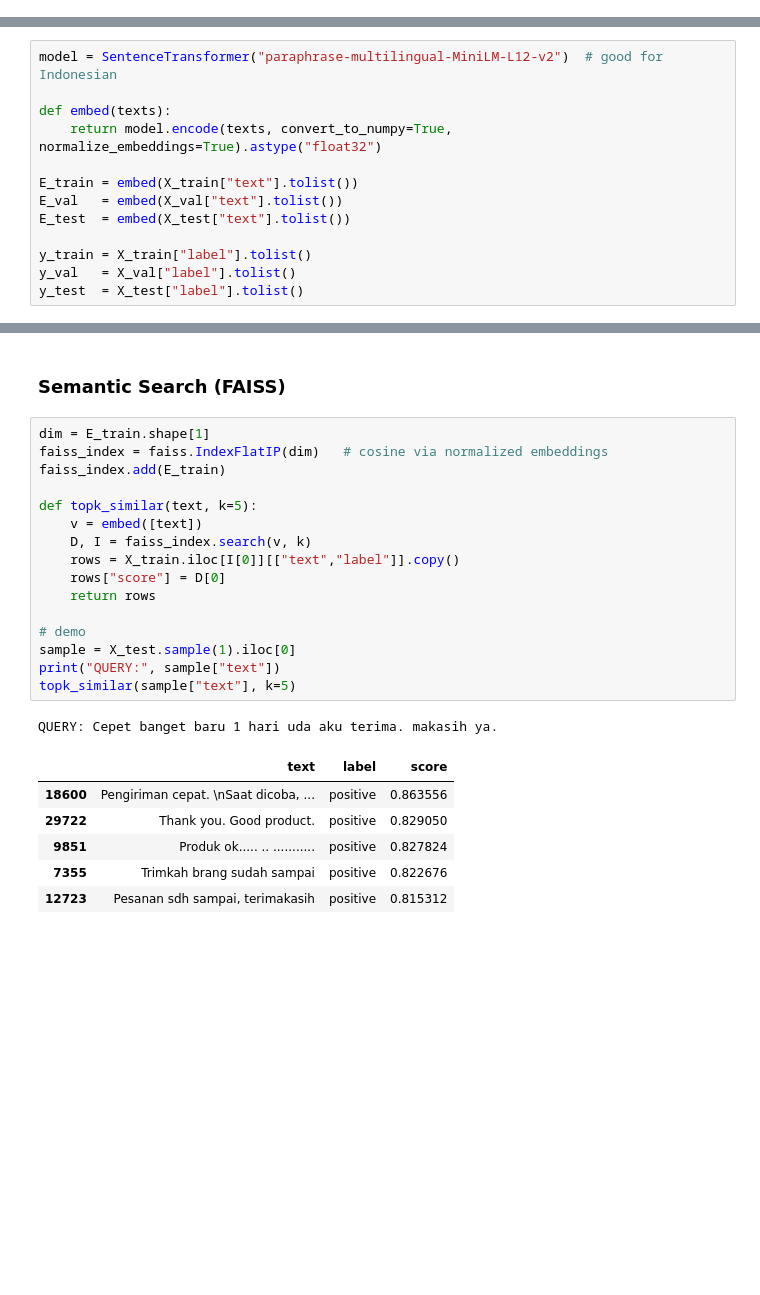
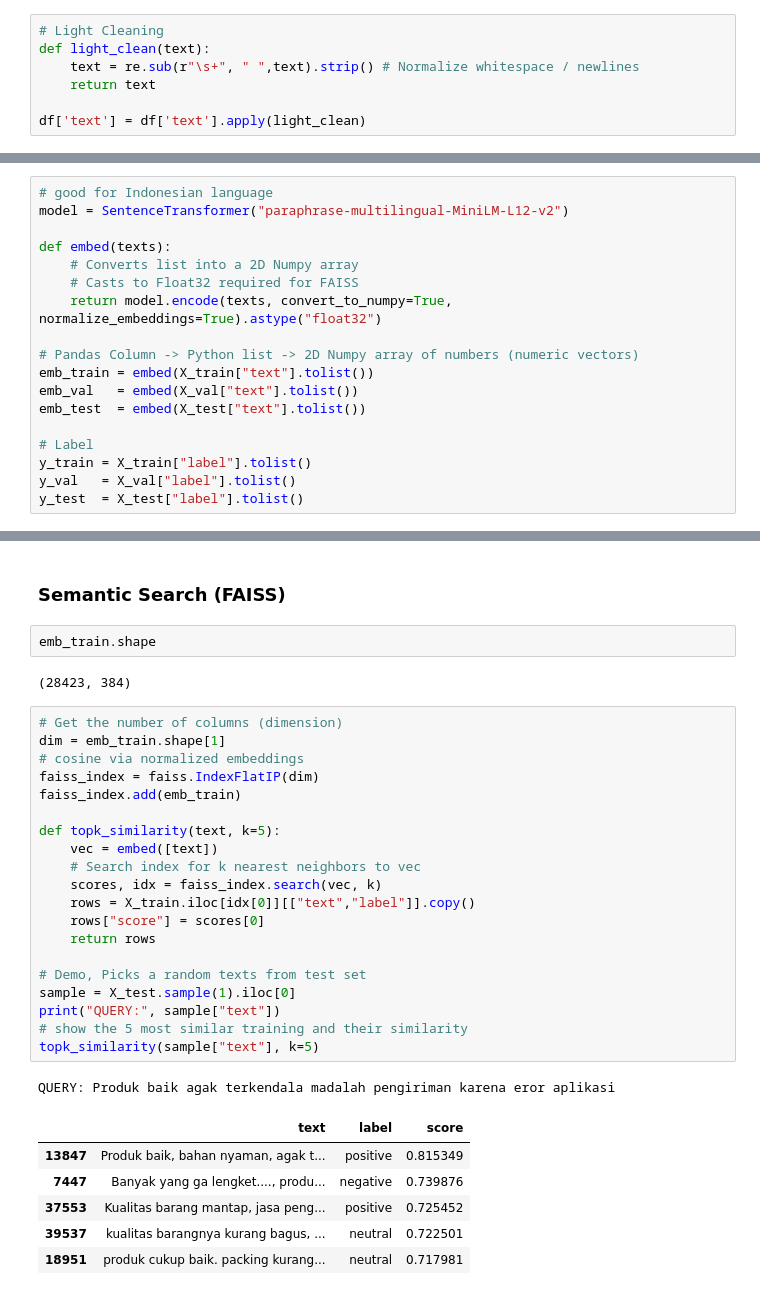
Before and after one commit to adikahnf/nolimit-ds-test-adika, a Jupyter notebook: sentiment.ipynb, the cells around one changed output, grey strips where cells are left out. Drawn from its saved outputs; the diff is of its cells as text; blank space fills up the shorter version.

```diff
--- a/sentiment.ipynb
+++ b/sentiment.ipynb
@@ -128,3 +147,10 @@ Name: count, dtype: int64
+# %%
+# Light Cleaning
+def light_clean(text):
+    text = re.sub(r"\s+", " ",text).strip() # Normalize whitespace / newlines
+    return text
+
+df['text'] = df['text'].apply(light_clean)
 # %%
 # Map Rating -> Sentiment
 def map_rating_to_label(label):
@@ -187,13 +216,18 @@ The Stratification is worked make the FULL, TRAIN, VAL, TEST at the same class r
 # %%
-model = SentenceTransformer("paraphrase-multilingual-MiniLM-L12-v2")  # good for Indonesian
+# good for Indonesian language
+model = SentenceTransformer("paraphrase-multilingual-MiniLM-L12-v2")
 
 def embed(texts):
+    # Converts list into a 2D Numpy array
+    # Casts to Float32 required for FAISS
     return model.encode(texts, convert_to_numpy=True, normalize_embeddings=True).astype("float32")
 
-E_train = embed(X_train["text"].tolist())
-E_val   = embed(X_val["text"].tolist())
-E_test  = embed(X_test["text"].tolist())
+# Pandas Column -> Python list -> 2D Numpy array of numbers (numeric vectors)
+emb_train = embed(X_train["text"].tolist())
+emb_val   = embed(X_val["text"].tolist())
+emb_test  = embed(X_test["text"].tolist())
 
+# Label
 y_train = X_train["label"].tolist()
 y_val   = X_val["label"].tolist()
 y_test  = X_test["label"].tolist()
@@ -333,28 +457,36 @@ Confusion matrix (TEST):
 # %% [markdown]
 ### Semantic Search (FAISS)
+# %%
+emb_train.shape
+# %% [output]
+(28423, 384)
 # %%
-dim = E_train.shape[1]
-faiss_index = faiss.IndexFlatIP(dim)   # cosine via normalized embeddings
-faiss_index.add(E_train)
+# Get the number of columns (dimension)
+dim = emb_train.shape[1]
+# cosine via normalized embeddings
+faiss_index = faiss.IndexFlatIP(dim)
+faiss_index.add(emb_train)
 
-def topk_similar(text, k=5):
-    v = embed([text])
-    D, I = faiss_index.search(v, k)
-    rows = X_train.iloc[I[0]][["text","label"]].copy()
-    rows["score"] = D[0]
+def topk_similarity(text, k=5):
+    vec = embed([text])
+    # Search index for k nearest neighbors to vec
+    scores, idx = faiss_index.search(vec, k)
+    rows = X_train.iloc[idx[0]][["text","label"]].copy()
+    rows["score"] = scores[0]
     return rows
 
-# demo
+# Demo, Picks a random texts from test set
 sample = X_test.sample(1).iloc[0]
 print("QUERY:", sample["text"])
-topk_similar(sample["text"], k=5)
+# show the 5 most similar training and their similarity
+topk_similarity(sample["text"], k=5)
 # %% [output]
-QUERY: Cepet banget baru 1 hari uda aku terima. makasih ya.
+QUERY: Produk baik agak terkendala madalah pengiriman karena eror aplikasi
 |  | text | label | score |
-| 18600 | Pengiriman cepat. \nSaat dicoba, ... | positive | 0.863556 |
-| 29722 | Thank you. Good product. | positive | 0.829050 |
-| 9851 | Produk ok..... .. ........... | positive | 0.827824 |
-| 7355 | Trimkah brang sudah sampai | positive | 0.822676 |
-| 12723 | Pesanan sdh sampai, terimakasih | positive | 0.815312 |
+| 13847 | Produk baik, bahan nyaman, agak t... | positive | 0.815349 |
+| 7447 | Banyak yang ga lengket...., produ... | negative | 0.739876 |
+| 37553 | Kualitas barang mantap, jasa peng... | positive | 0.725452 |
+| 39537 | kualitas barangnya kurang bagus, ... | neutral | 0.722501 |
+| 18951 | produk cukup baik. packing kurang... | neutral | 0.717981 |
 # %%
 def predict_with_neighbors(text, k=5):
```
Also changed, not shown: parts of 26 cells of this notebook.
